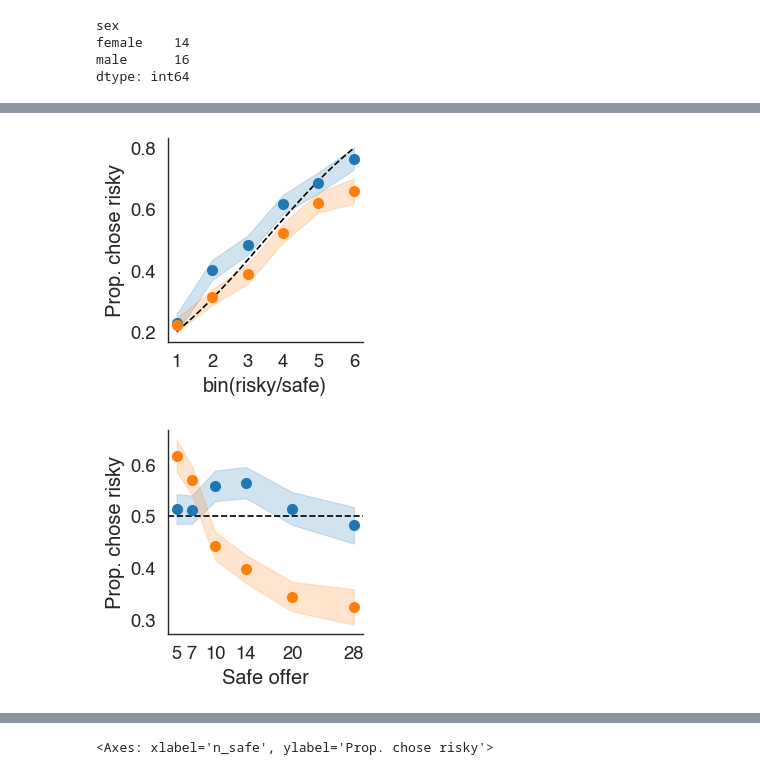
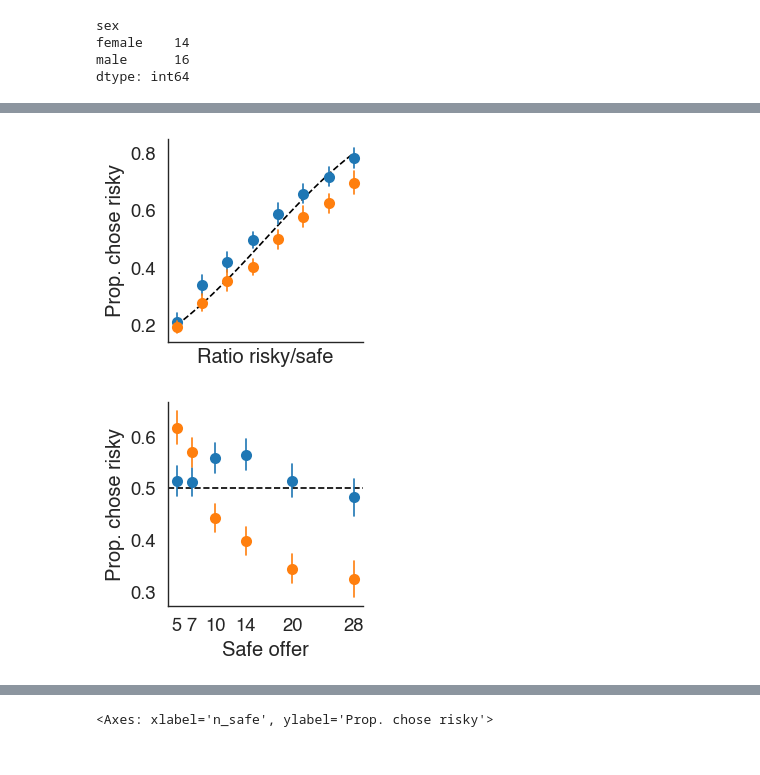
Before and after one commit to Gilles86/risk_experiment, a Jupyter notebook: risk_experiment/cogmodels/Raw behavior.ipynb, the cells around one changed output, grey strips where cells are left out. Drawn from its saved outputs; the diff is of its cells as text; code cells hidden in the pictures.

```diff
--- a/risk_experiment/cogmodels/Raw behavior.ipynb
+++ b/risk_experiment/cogmodels/Raw behavior.ipynb
@@ -65,0 +77,16 @@ Text(0.5, 1.05, 'Raw response curves')
+# %%
+df['split_uncertainty'] = (df['z_uncertainty'] > 0.0).apply(lambda x: 'High' if x else 'Low')
+
+g = sns.relplot(x='n_safe', y='chose_risky', data=df.groupby(['subject', 'session', 'n_safe', 'Order', 'split_uncertainty'])[['chose_risky']].mean().reset_index(), kind='line', col='Order',
+            hue='split_uncertainty')
+
+g.map(plt.axhline, y=0.5, ls='--', c='.5')
+
+df['split_uncertainty'] = (df['z_uncertainty'] > 0.0).apply(lambda x: 'High' if x else 'Low')
+
+g = sns.relplot(x='n_safe', y='chose_risky', data=df.groupby(['subject', 'session', 'n_safe', 'Order', 'split_uncertainty'])[['chose_risky']].mean().reset_index(), kind='line', col='Order',
+            hue='split_uncertainty')
+
+g.map(plt.axhline, y=0.5, ls='--', c='.5')
+
+# sns.relplot(x='n_safe', y='chose_risky', data=df.groupby(['subject', 'session', 'n_safe', 'chose_risky', 'Order'])[['chose_risky']].mean().reset_index(), kind='line', col='session',# sns.relplot(x='n_safe', y='chose_risky', data=df.groupby(['subject', 'session', 'n_safe', 'chose_risky', 'Order'])[['chose_risky']].mean().reset_index(), kind='line', col='session',
@@ -65,0 +98,9 @@ Text(0.5, 1.05, 'Raw response curves')
+# %%
+df['split_uncertainty'] = (df['z_uncertainty'] > 0.0).apply(lambda x: 'High' if x else 'Low')
+
+g = sns.relplot(x='n_safe', y='z_uncertainty', data=df.groupby(['subject', 'session', 'n_safe', 'Order', 'chose_risky'])[['z_uncertainty']].mean().reset_index(), kind='line', col='Order',
+            hue='chose_risky')
+
+g.map(plt.axhline, y=0.0, ls='--', c='.5')
+
+# sns.relplot(x='n_safe', y='chose_risky', data=df.groupby(['subject', 'session', 'n_safe', 'chose_risky', 'Order'])[['chose_risky']].mean().reset_index(), kind='line', col='session',
@@ -205,47 +262,47 @@ To adopt the future behavior and silence this warning, use
 # %%
 sns.set_theme('paper', 'white', font='helvetica', font_scale=1.5, palette='tab10')
-tmp = df.reset_index().groupby(['subject', 'Order', 'bin(risky/safe)']).mean()
+tmp = df.reset_index().groupby(['subject', 'Order', 'bin(risky/safe)'])[['chose_risky']].mean()
 
 g = sns.FacetGrid(data=tmp.reset_index(), hue='Order', hue_order=['Safe first', 'Risky first'])
 sns.despine()
 # plt.ylim(0, 1)
-x = np.linspace(1., 6., 50, True)
+x = np.linspace(1., n_risk_bins, 50, True)
 
 
 ax = g.ax
 # Add the title as an annotation within the plot
 ax.plot(x, dist.cdf(x), c='k', ls='--')
 
-g.map(sns.lineplot, 'bin(risky/safe)', 'chose_risky', marker='o', linewidth=0.0, errorbar='se', markersize=8, markeredgewidth=0)
+g.map(sns.lineplot, 'bin(risky/safe)', 'chose_risky', marker='o', linewidth=0.0, errorbar='se', markersize=8, markeredgewidth=0, err_style='bars')
 g.set_titles('')
-g.set(ylabel='Prop. chose risky', xticks=range(1, 7))
+g.set(ylabel='Prop. chose risky', xticks=[], xlabel='Ratio risky/safe')
 # g.fig.suptitle('Order effect', fontweight='bold', y=1.05)
 
 # g.add_legend()
 
-tmp = df.reset_index().groupby(['subject','session', 'Order', 'n_safe']).mean()
+tmp = df.reset_index().groupby(['subject','session', 'Order', 'n_safe'])[['chose_risky']].mean()
 
 g.savefig('/data/ds-risk/derivatives/figures/order_effect_combined.pdf')
 
 g = sns.FacetGrid(data=tmp.reset_index(), hue='Order', hue_order=['Safe first', 'Risky first'])
 sns.despine()
 # plt.ylim(0, 1)
 
 # for session, ax in g.axes_dict.items():
     # Add the title as an annotation within the plot
 ax = g.ax
 ax.axhline(0.5, c='k', ls='--')
 
-g.map(sns.lineplot, 'n_safe', 'chose_risky', marker='o', linewidth=0.0, errorbar='se', markeredgewidth=0, markersize=8)
+g.map(sns.lineplot, 'n_safe', 'chose_risky', marker='o', linewidth=0.0, errorbar='se', markeredgewidth=0, markersize=8, err_style='bars')
 g.set_titles('')
 g.set(ylabel='Prop. chose risky', xticks=df.n_safe.unique(), xlabel='Safe offer')
 # g.fig.suptitle('Magnitude x order effect', fontweight='bold', y=1.05)
 
 # g.add_legend()
 g.savefig('/data/ds-risk/derivatives/figures/mag_order_effect_combined.pdf')
 # %% [output]
-[figure, old version]
+[figure, new version]
-[figure, old version]
+[figure, new version]
 # %%
 pingouin.rm_anova(tmp.reset_index(), 'chose_risky', ['risky_first', 'n_safe'], subject='subject')
 # %% [output]
```
Also changed, not shown: parts of 12 cells of this notebook, 21 other files.
